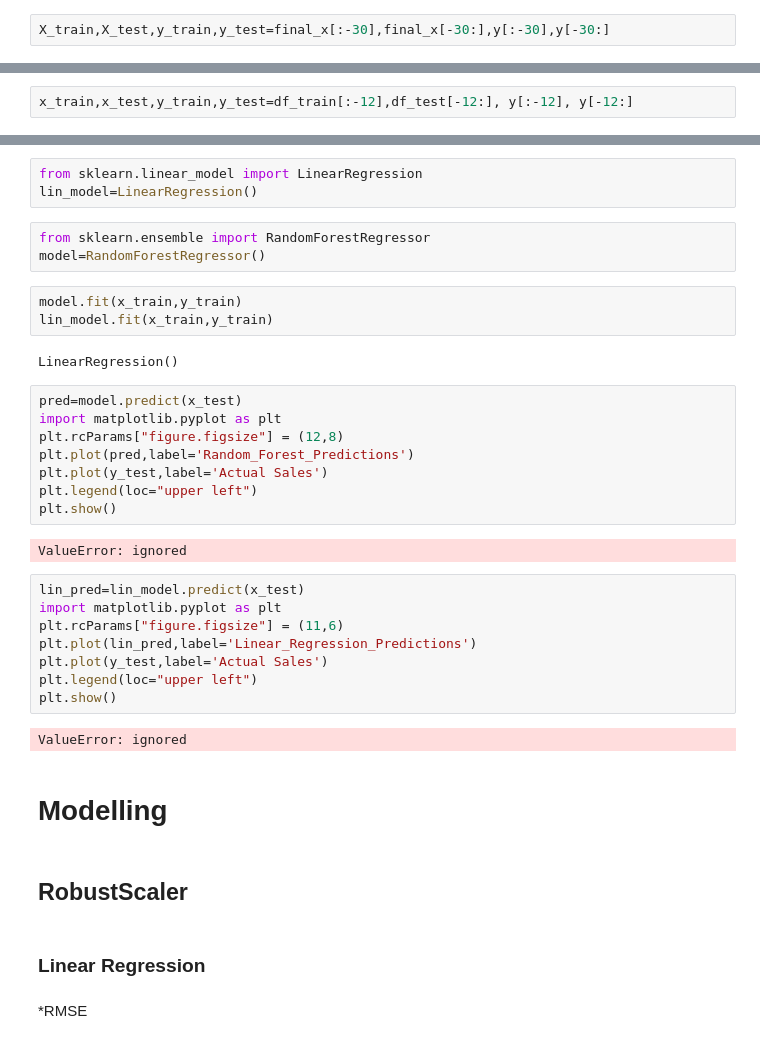
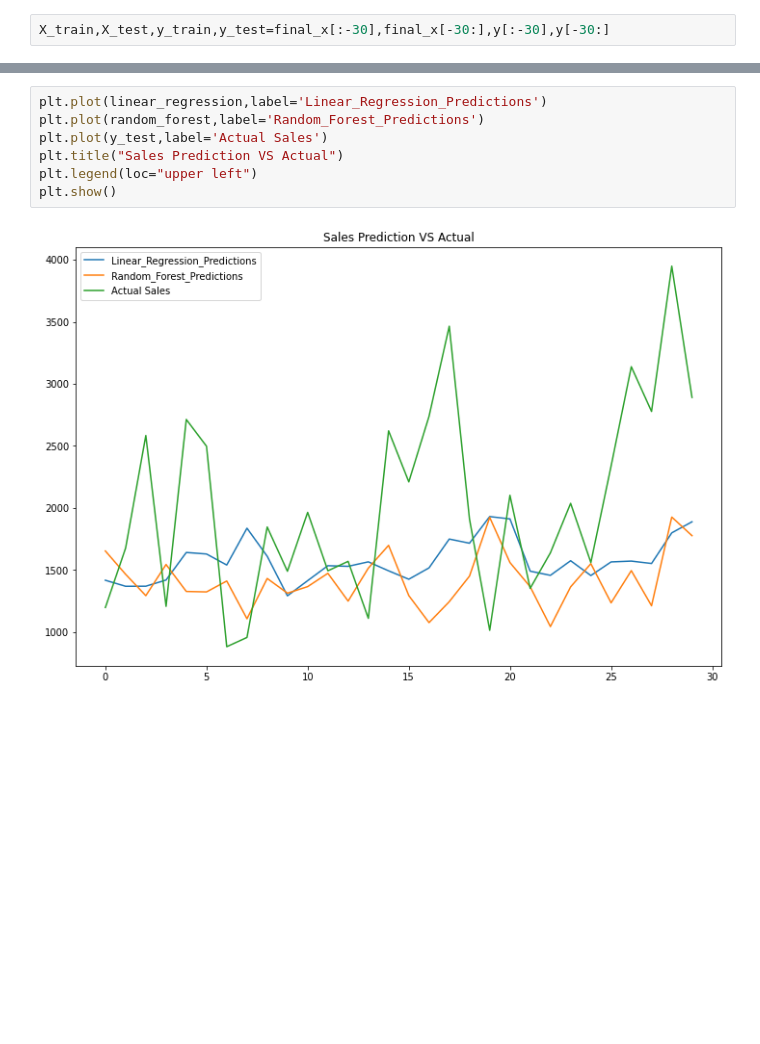
Before and after one commit to Nidakhairunnisa/Retail_6, a Jupyter notebook: Retail 6/ML/Regression_Nida.ipynb, the cells around one changed output, grey strips where cells are left out. Cells and saved outputs as stored; diff of their text form; blank space fills up the shorter version.

```diff
--- a/Retail 6/ML/Regression_Nida.ipynb
+++ b/Retail 6/ML/Regression_Nida.ipynb
@@ -293,2 +389,0 @@ MAPE: 0.024777401477832514
-# %%
-x_train,x_test,y_train,y_test=df_train[:-12],df_test[-12:], y[:-12], y[-12:]
@@ -356,39 +390,9 @@ y_train
-# %%
-from sklearn.linear_model import LinearRegression
-lin_model=LinearRegression()
-# %%
-from sklearn.ensemble import RandomForestRegressor
-model=RandomForestRegressor()
-# %%
-model.fit(x_train,y_train)
-lin_model.fit(x_train,y_train)
-# %% [output]
-LinearRegression()
 # %%
-pred=model.predict(x_test)
-import matplotlib.pyplot as plt
-plt.rcParams["figure.figsize"] = (12,8)
-plt.plot(pred,label='Random_Forest_Predictions')
+plt.plot(linear_regression,label='Linear_Regression_Predictions')
+plt.plot(random_forest,label='Random_Forest_Predictions')
 plt.plot(y_test,label='Actual Sales')
+plt.title("Sales Prediction VS Actual")
 plt.legend(loc="upper left")
 plt.show()
 # %% [output]
-ValueError: ignored
+[figure, added]
-# %%
-lin_pred=lin_model.predict(x_test)
-import matplotlib.pyplot as plt
-plt.rcParams["figure.figsize"] = (11,6)
-plt.plot(lin_pred,label='Linear_Regression_Predictions')
-plt.plot(y_test,label='Actual Sales')
-plt.legend(loc="upper left")
-plt.show()
-# %% [output]
-ValueError: ignored
-# %% [markdown]
-# Modelling
-# %% [markdown]
-## RobustScaler
-# %% [markdown]
-### **Linear Regression**
-# %% [markdown]
-*RMSE
```
Also changed, not shown: parts of 70 cells of this notebook.
